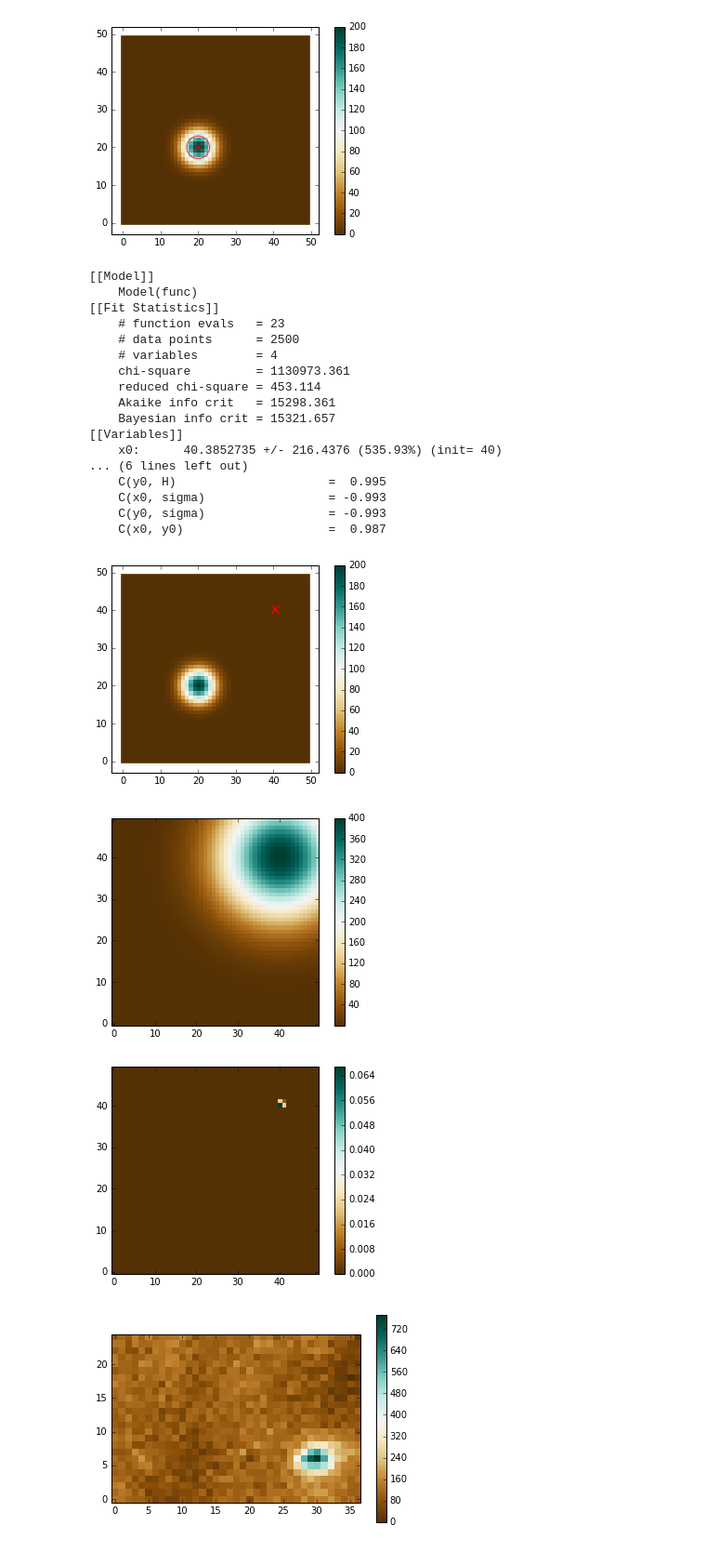
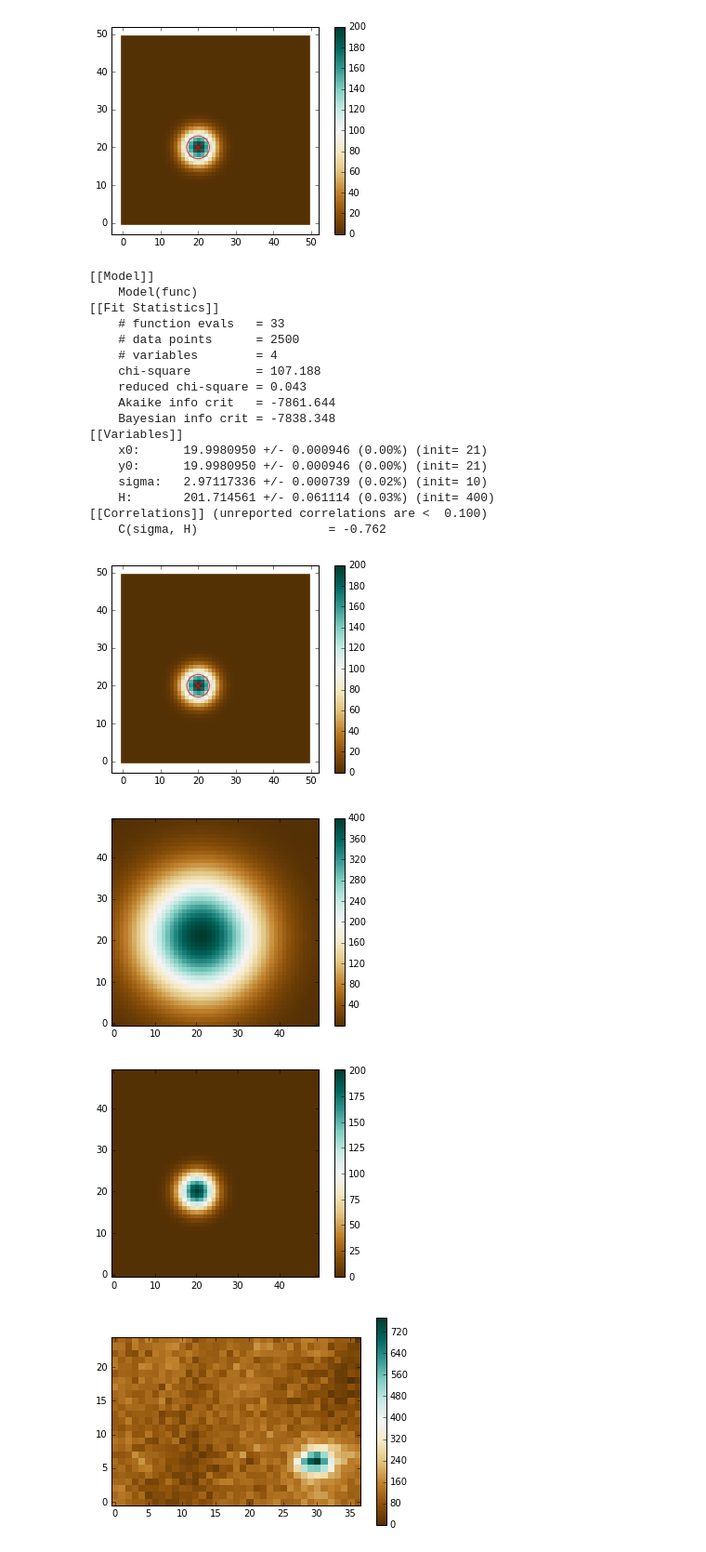
Before and after one commit to hadim/Public-Notebooks, a Jupyter notebook: 2d_gaussian_fit/notebook.ipynb, the cells around one changed output. Shown at 93% size. Saved outputs shown, nothing was run; the diff lists cells and outputs as text; code cells hidden in the pictures.

```diff
--- a/2d_gaussian_fit/notebook.ipynb
+++ b/2d_gaussian_fit/notebook.ipynb
@@ -61,49 +61,49 @@ plot(image, true_params)
 # Fit generated model
 
 # Guess initials parameters
-model.set_param_hint('x0', value=40, min=0, max=300)
-model.set_param_hint('y0', value=40, min=0, max=300)
+model.set_param_hint('x0', value=21, min=0, max=300)
+model.set_param_hint('y0', value=21, min=0, max=300)
 model.set_param_hint('sigma', value=10, min=0, max=10)
 model.set_param_hint('H', value=400, min=0, max=1000)
 
 # Prepare fit
 x = np.arange(0, image.shape[1], 1)
 y = np.arange(0, image.shape[0], 1)
 xy = np.meshgrid(x, y)
 
 # Fit
 result = model.fit(image, xy=xy)
 
 # Plot result
 predicted_params = result.params
 plot(image, predicted_params)
 
 plot(result.init_fit)
 plot(result.best_fit)
 
 print(result.fit_report())
 #lmfit.printfuncs.report_ci(result.conf_interval())
 # %% [output]
 [[Model]]
     Model(func)
 [[Fit Statistics]]
-    # function evals   = 23
+    # function evals   = 33
     # data points      = 2500
     # variables        = 4
-    chi-square         = 1130973.361
-    reduced chi-square = 453.114
-    Akaike info crit   = 15298.361
-    Bayesian info crit = 15321.657
+    chi-square         = 107.188
+    reduced chi-square = 0.043
+    Akaike info crit   = -7861.644
+    Bayesian info crit = -7838.348
 [[Variables]]
-    x0:      40.3852735 +/- 216.4376 (535.93%) (init= 40)
-... (6 lines left out)
-    C(y0, H)                     =  0.995
-    C(x0, sigma)                 = -0.993
-    C(y0, sigma)                 = -0.993
-    C(x0, y0)                    =  0.987
+    x0:      19.9980950 +/- 0.000946 (0.00%) (init= 21)
+    y0:      19.9980950 +/- 0.000946 (0.00%) (init= 21)
+    sigma:   2.97117336 +/- 0.000739 (0.02%) (init= 10)
+    H:       201.714561 +/- 0.061114 (0.03%) (init= 400)
+[[Correlations]] (unreported correlations are <  0.100)
+    C(sigma, H)                  = -0.762
-[figure, old version]
+[figure, new version]
-[figure, old version]
+[figure, new version]
-[figure, old version]
+[figure, new version]
 # %%
 image = TiffFile("spot.tif").asarray()
 
```
